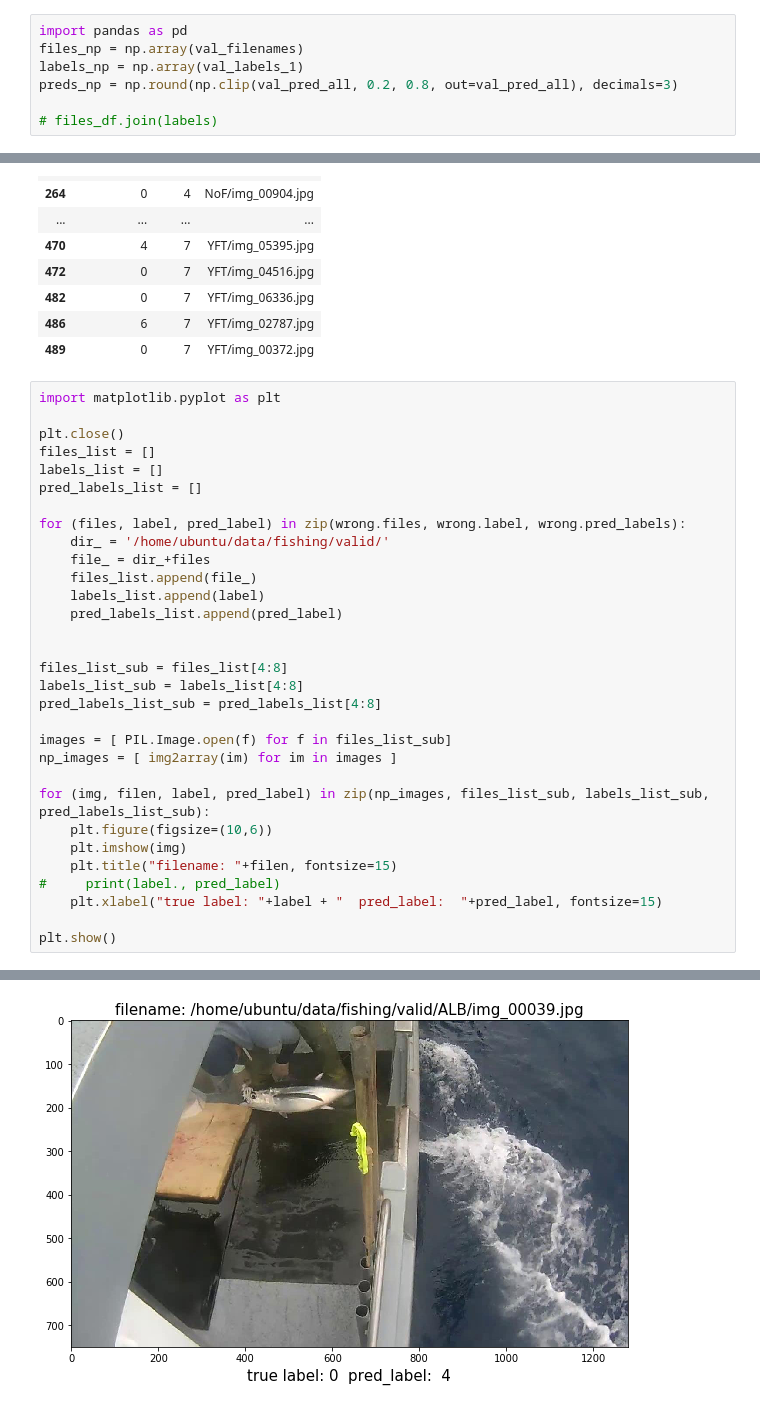
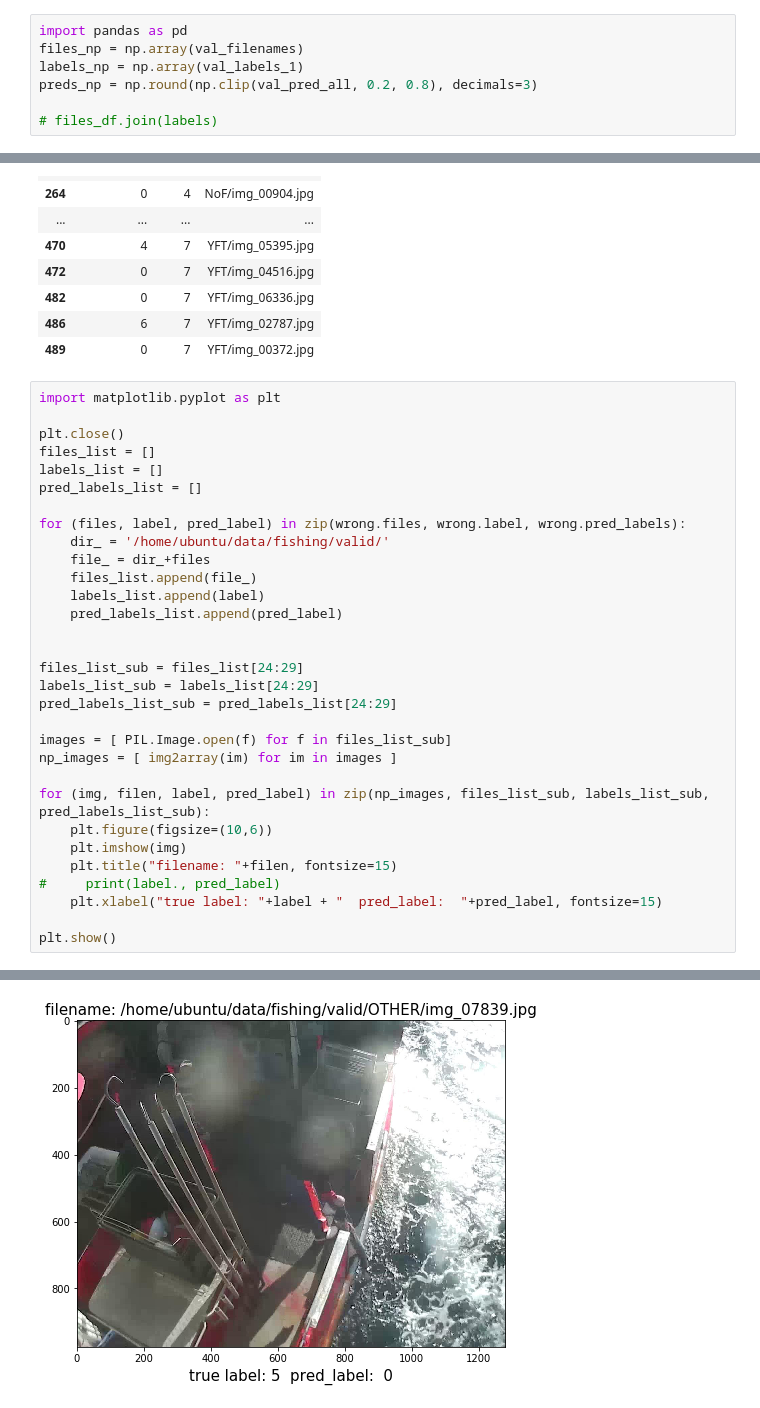
Before and after one commit to karijdempsey/learningWithKaggle, a Jupyter notebook: 1.0-kd-resnet_precomputedCNN_fisheries.ipynb, the cells around one changed output, grey strips where cells are left out. Cells and saved outputs as stored; diff of their text form.

```diff
--- a/1.0-kd-resnet_precomputedCNN_fisheries.ipynb
+++ b/1.0-kd-resnet_precomputedCNN_fisheries.ipynb
@@ -320,7 +313,7 @@ array([[  9.55159485e-01,   3.51474819e-06,   8.89180774e-06, ...,
 import pandas as pd
 files_np = np.array(val_filenames)
 labels_np = np.array(val_labels_1)
-preds_np = np.round(np.clip(val_pred_all, 0.2, 0.8, out=val_pred_all), decimals=3)
+preds_np = np.round(np.clip(val_pred_all, 0.2, 0.8), decimals=3)
 
 # files_df.join(labels)
 # %%
@@ -425,9 +458,9 @@ for (files, label, pred_label) in zip(wrong.files, wrong.label, wrong.pred_label
     pred_labels_list.append(pred_label)
 
 
-files_list_sub = files_list[4:8]
-labels_list_sub = labels_list[4:8]
-pred_labels_list_sub = pred_labels_list[4:8]
+files_list_sub = files_list[24:29]
+labels_list_sub = labels_list[24:29]
+pred_labels_list_sub = pred_labels_list[24:29]
 
 images = [ PIL.Image.open(f) for f in files_list_sub]
 np_images = [ img2array(im) for im in images ]
@@ -445 +478 @@ plt.show()
-[figure, old version]
+[figure, new version]
```
Also changed, not shown: parts of 7 cells of this notebook, 3 other files.
